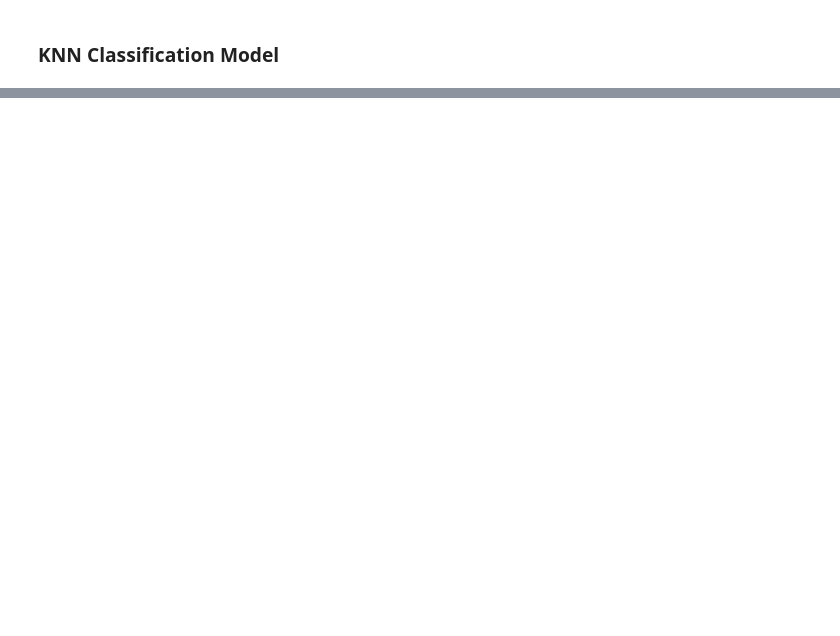
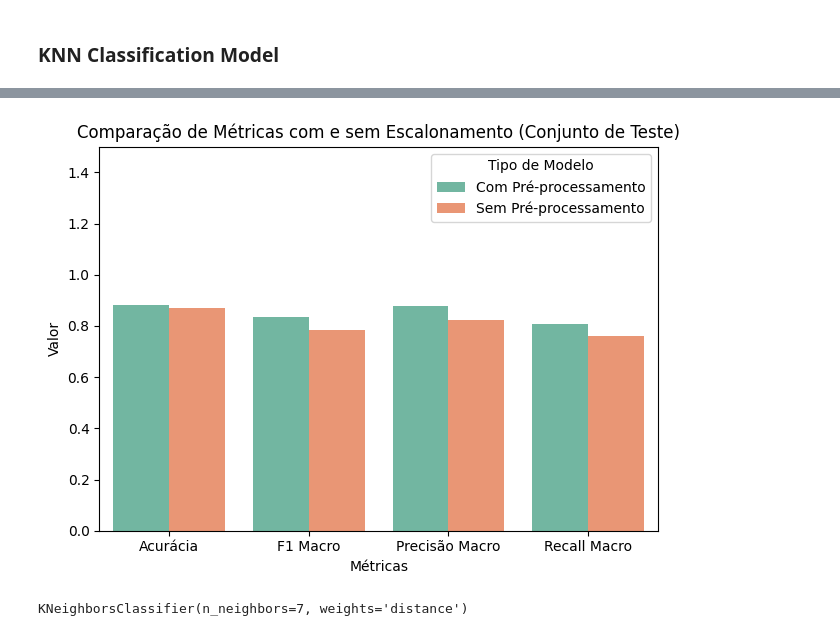
Before and after one commit to Jotape003/Trabalho-ML, a Jupyter notebook: phishingData.ipynb, the cells around one changed output, grey strips where cells are left out. Drawn from its saved outputs; the diff is of its cells as text; code cells hidden in the pictures; blank space fills up the shorter version.

```diff
--- a/phishingData.ipynb
+++ b/phishingData.ipynb
@@ -637,0 +698,53 @@ Melhor acurácia: 0.8736148694820282
+# %%
+from sklearn.metrics import accuracy_score, f1_score, precision_score, recall_score
+import pandas as pd
+
+# Dicionário com as métricas a serem usadas
+metrics = {
+    'Acurácia': accuracy_score,
+    'F1 Macro': lambda y_true, y_pred: f1_score(y_true, y_pred, average='macro'),
+    'Precisão Macro': lambda y_true, y_pred: precision_score(y_true, y_pred, average='macro'),
+    'Recall Macro': lambda y_true, y_pred: recall_score(y_true, y_pred, average='macro'),
+}
+
+# Calcula as métricas para os dois modelos no conjunto de teste
+resultados = []
+for nome, func in metrics.items():
+    resultados.append([
+        nome,
+        func(y_test, knn_y_pred_with_preprocessing),     # Com pré-processamento
+        func(y_test, knn_y_pred_no_preprocessing)        # Sem pré-processamento
+    ])
+
+# Cria DataFrame de resultados
+df_knn_resultados = pd.DataFrame(resultados, columns=[
+    'Métrica', 'Com Pré-processamento', 'Sem Pré-processamento'
+])
+# %%
+import matplotlib.pyplot as plt
+import seaborn as sns
+
+
+# Transforma o DataFrame para formato "long" (melt) para usar no seaborn
+df_melted = df_knn_resultados.melt(id_vars="Métrica", var_name="Tipo", value_name="Valor")
+
+# Plotar gráfico de barras agrupadas
+sns.barplot(data=df_melted, x="Métrica", y="Valor", hue="Tipo", palette="Set2")
+
+plt.title("Comparação de Métricas com e sem Escalonamento (Conjunto de Teste)")
+plt.ylim(0, 1.5)
+plt.ylabel("Valor")
+plt.xlabel("Métricas")
+plt.legend(title="Tipo de Modelo")
+plt.tight_layout()
+plt.show()
+# %% [output]
+[figure, added]
+# %%
+knn_final_model_with_scaler = knn_best_model_with_preprocessing
+knn_final_model_with_scaler.fit(X, y)
+
+knn_final_model_no_scaler = knn_best_model_no_preprocessing
+knn_final_model_no_scaler.fit(X, y)
+# %% [output]
+KNeighborsClassifier(n_neighbors=7, weights='distance')
```
Also changed, not shown: parts of 11 cells of this notebook, 1 other file.
